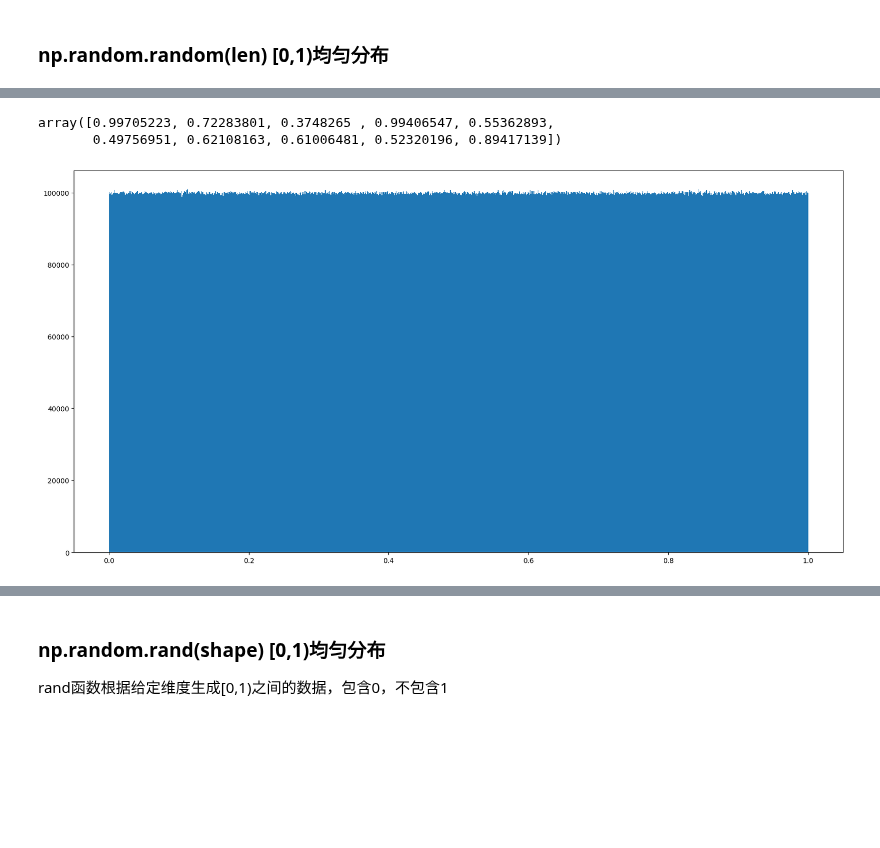
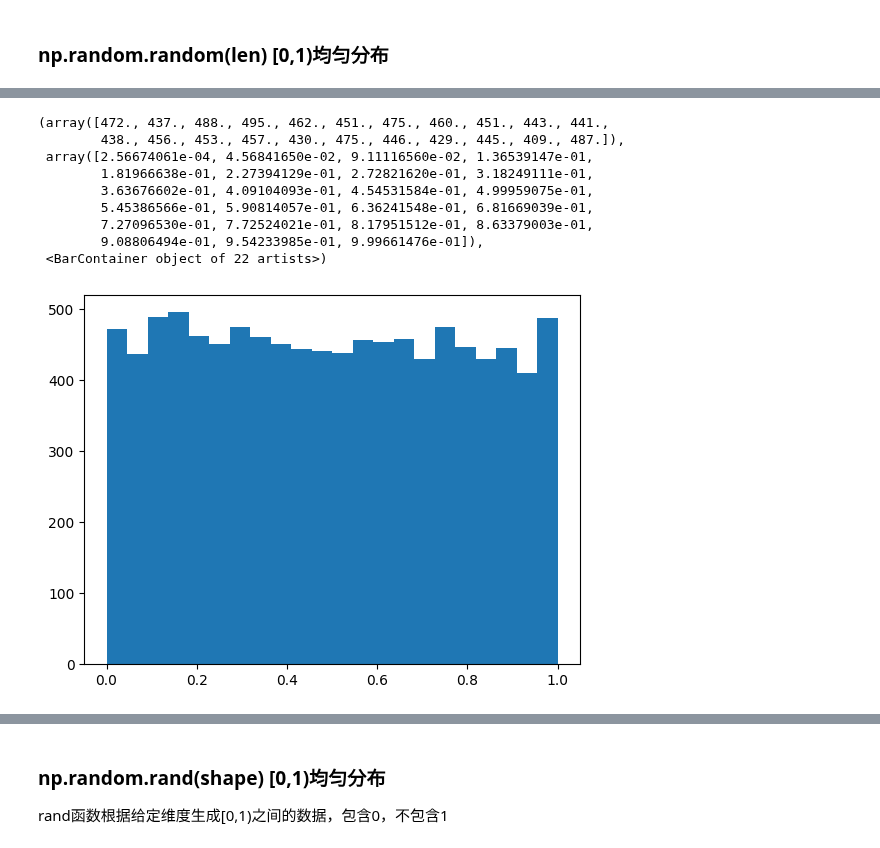
Before and after one commit to NagatoYuki0943/ML, a Jupyter notebook: code/numpy/02_gen_array_random.ipynb, the cells around one changed output, grey strips where cells are left out. Saved outputs shown, nothing was run; the diff lists cells and outputs as text; code cells hidden in the pictures; blank space fills up the shorter version.

```diff
--- a/code/numpy/02_gen_array_random.ipynb
+++ b/code/numpy/02_gen_array_random.ipynb
@@ -101,12 +122,15 @@ array([0.21351263, 0.2826008 , 0.76602574, 0.12903651, 0.945426  ,
 # %%
-x_ = np.random.random(100000000)
-x_[:10]
+x = np.random.random(10000)
-# %% [output]
-array([0.99705223, 0.72283801, 0.3748265 , 0.99406547, 0.55362893,
-       0.49756951, 0.62108163, 0.61006481, 0.52320196, 0.89417139])
-# %%
-plt.figure(figsize=(20, 10), dpi=100)
-plt.hist(x_, 1000)
-plt.show()
-# %% [output]
-[figure, removed]
+# %%
+plt.hist(x, bins="auto")  # x代表要使用的数据，bins表示要划分区间数
+# %% [output]
+(array([472., 437., 488., 495., 462., 451., 475., 460., 451., 443., 441.,
+        438., 456., 453., 457., 430., 475., 446., 429., 445., 409., 487.]),
+ array([2.56674061e-04, 4.56841650e-02, 9.11116560e-02, 1.36539147e-01,
+        1.81966638e-01, 2.27394129e-01, 2.72821620e-01, 3.18249111e-01,
+        3.63676602e-01, 4.09104093e-01, 4.54531584e-01, 4.99959075e-01,
+        5.45386566e-01, 5.90814057e-01, 6.36241548e-01, 6.81669039e-01,
+        7.27096530e-01, 7.72524021e-01, 8.17951512e-01, 8.63379003e-01,
+        9.08806494e-01, 9.54233985e-01, 9.99661476e-01]),
+ <BarContainer object of 22 artists>)
+[figure, added]
```
Also changed, not shown: parts of 36 cells of this notebook, 4 other files.
